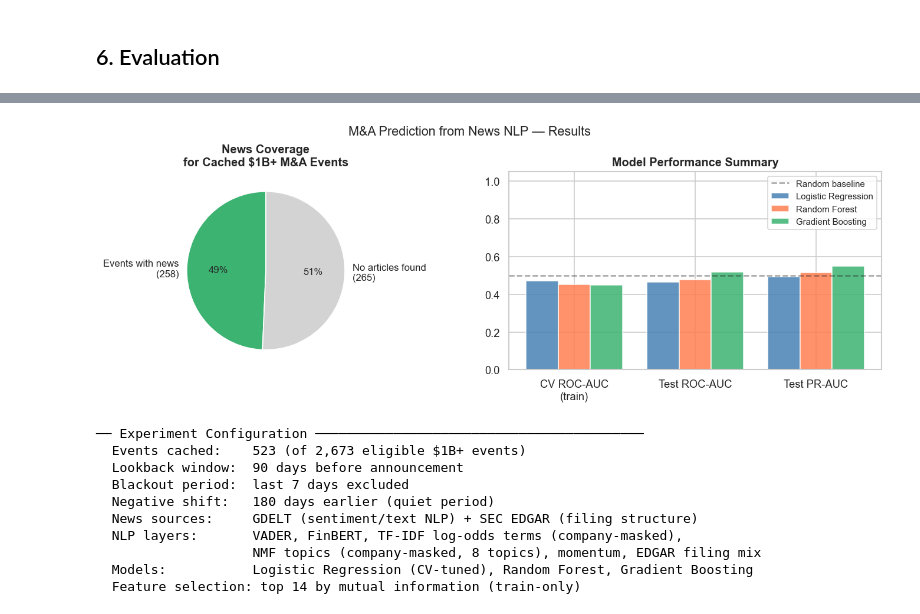
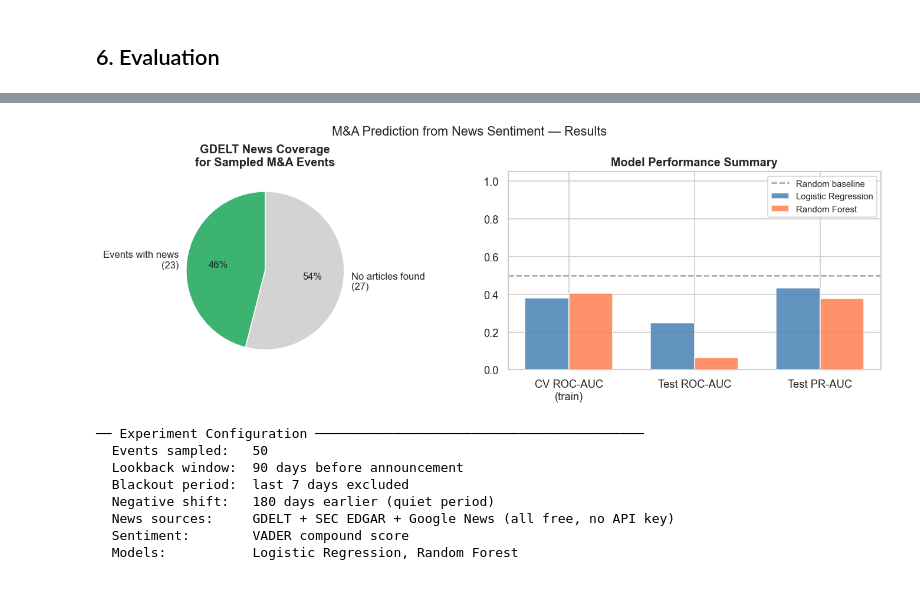
Before and after one commit to cindyfu0312/ucb-jpm-MA-prediction, a Jupyter notebook: code/week2_news_ma_prediction.ipynb, the cells around one changed output, grey strips where cells are left out. Cells and saved outputs as stored; diff of their text form; code cells hidden in the pictures.

```diff
--- a/code/week2_news_ma_prediction.ipynb
+++ b/code/week2_news_ma_prediction.ipynb
@@ -1136,7 +863,7 @@ Gradient Boosting
 fig = plt.figure(figsize=(16, 10))
 gs  = gridspec.GridSpec(2, 3, figure=fig)
 
-COLORS = {'Logistic Regression': 'steelblue', 'Random Forest': 'coral', 'Gradient Boosting': 'mediumseagreen'}
+COLORS = {'Logistic Regression': 'steelblue', 'Random Forest': 'coral'}
 
 # ── ROC Curve ──────────────────────────────────────────────────────────────
 ax = fig.add_subplot(gs[0, 0])
@@ -1180,17 +907,13 @@ ax.set_ylim(0, 1); ax.legend()
 
 # ── Feature Importance ────────────────────────────────────────────────────
 ax = fig.add_subplot(gs[1, 0:2])
-best_tree_model = max(
-    (n for n in ('Gradient Boosting', 'Random Forest') if n in results),
-    key=lambda n: results[n]['cv_auc']
-)
-tree_mdl = results[best_tree_model]['model']
-imp = tree_mdl.feature_importances_
+rf = results['Random Forest']['model']
+imp = rf.feature_importances_
 idx = np.argsort(imp)[::-1]
 ax.bar(range(len(imp)), imp[idx], color='mediumseagreen', edgecolor='white')
 ax.set_xticks(range(len(imp)))
 ax.set_xticklabels([ALL_FEATURES[i] for i in idx], rotation=35, ha='right', fontsize=9)
-ax.set_title(f'{best_tree_model} Feature Importance', fontweight='bold')
+ax.set_title('Random Forest Feature Importance', fontweight='bold')
 ax.set_ylabel('Importance Score')
 
 # ── LR Coefficients ───────────────────────────────────────────────────────
@@ -1215,7 +938,7 @@ plt.show()
 # %%
 # ── Feature distributions: pre-M&A vs baseline ────────────────────────────
-show_feats = ['news_count', 'avg_sentiment', 'avg_finbert_compound',
-              'distinctive_term_ratio', 'ma_keyword_ratio', 'std_sentiment']
+show_feats = ['news_count', 'avg_sentiment', 'ma_keyword_ratio',
+              'neg_ratio',  'pos_ratio',      'std_sentiment']
 
 fig, axes = plt.subplots(2, 3, figsize=(14, 7))
 axes = axes.flatten()
@@ -1388,55 +1019,50 @@ Retroactive blackout robustness check — paired Wilcoxon on mean FinBERT compou
 # %%
 # ── Final summary chart ────────────────────────────────────────────────────
 fig, axes = plt.subplots(1, 2, figsize=(12, 4))
 
-# Coverage breakdown (over events actually present in the local cache)
-total_cached  = cache_df['transaction_id'].nunique()
+# Coverage breakdown
+total = len(events_sample)
 with_articles = articles_only['transaction_id'].nunique()
-zero_articles = total_cached - with_articles
+zero_articles = total - with_articles
 axes[0].pie([with_articles, zero_articles],
             labels=[f'Events with news\n({with_articles})', f'No articles found\n({zero_articles})'],
             colors=['mediumseagreen', 'lightgray'], autopct='%1.0f%%',
             startangle=90, textprops={'fontsize': 10})
-axes[0].set_title('News Coverage\nfor Cached $1B+ M&A Events', fontweight='bold')
+axes[0].set_title('GDELT News Coverage\nfor Sampled M&A Events', fontweight='bold')
 
 # AUC comparison
 metrics   = ['CV ROC-AUC\n(train)', 'Test ROC-AUC', 'Test PR-AUC']
 x = np.arange(len(metrics))
-n_models = len(COLORS)
-w = 0.8 / n_models
+w = 0.35
 for i, (name, color) in enumerate(COLORS.items()):
     res = results[name]
     vals = [res['cv_auc'], res['roc_auc'], res['pr_auc']]
-    axes[1].bar(x + (i - (n_models - 1) / 2) * w, vals, w, label=name, color=color, alpha=0.85)
+    axes[1].bar(x + (i - 0.5) * w, vals, w, label=name, color=color, alpha=0.85)
 axes[1].axhline(0.5, color='k', linestyle='--', alpha=0.4, label='Random baseline')
 axes[1].set_xticks(x); axes[1].set_xticklabels(metrics)
 axes[1].set_ylim(0, 1.05)
 axes[1].set_title('Model Performance Summary', fontweight='bold')
 axes[1].legend(fontsize=9)
 
 plt.tight_layout()
-plt.suptitle('M&A Prediction from News NLP — Results', fontsize=13, y=1.02)
+plt.suptitle('M&A Prediction from News Sentiment — Results', fontsize=13, y=1.02)
 plt.show()
 
 print('\n── Experiment Configuration ──────────────────────────────────────────')
-print(f'  Events cached:    {total_cached} (of {len(events_pool):,} eligible $1B+ events)')
+print(f'  Events sampled:   {N_SAMPLE}')
 print(f'  Lookback window:  {LOOKBACK_DAYS} days before announcement')
 print(f'  Blackout period:  last {BLACKOUT_DAYS} days excluded')
 print(f'  Negative shift:   {NEGATIVE_SHIFT} days earlier (quiet period)')
-print(f'  News sources:     GDELT (sentiment/text NLP) + SEC EDGAR (filing structure)')
-print(f'  NLP layers:       VADER, FinBERT, TF-IDF log-odds terms (company-masked),')
-print(f'                    NMF topics (company-masked, {N_TOPICS} topics), momentum, EDGAR filing mix')
-print(f'  Models:           Logistic Regression (CV-tuned), Random Forest, Gradient Boosting')
-print(f'  Feature selection: top {len(SELECTED_FEATURES)} by mutual information (train-only)')
+print(f'  News sources:     GDELT + SEC EDGAR + Google News (all free, no API key)')
+print(f'  Sentiment:        VADER compound score')
+print(f'  Models:           Logistic Regression, Random Forest')
 # %% [output]
-[figure, old version]
+[figure, new version]
 ── Experiment Configuration ──────────────────────────────────────────
-  Events cached:    523 (of 2,673 eligible $1B+ events)
+  Events sampled:   50
   Lookback window:  90 days before announcement
   Blackout period:  last 7 days excluded
   Negative shift:   180 days earlier (quiet period)
-  News sources:     GDELT (sentiment/text NLP) + SEC EDGAR (filing structure)
-  NLP layers:       VADER, FinBERT, TF-IDF log-odds terms (company-masked),
-                    NMF topics (company-masked, 8 topics), momentum, EDGAR filing mix
-  Models:           Logistic Regression (CV-tuned), Random Forest, Gradient Boosting
-  Feature selection: top 14 by mutual information (train-only)
+  News sources:     GDELT + SEC EDGAR + Google News (all free, no API key)
+  Sentiment:        VADER compound score
+  Models:           Logistic Regression, Random Forest
```
Also changed, not shown: parts of 37 cells of this notebook, 9 other files.
